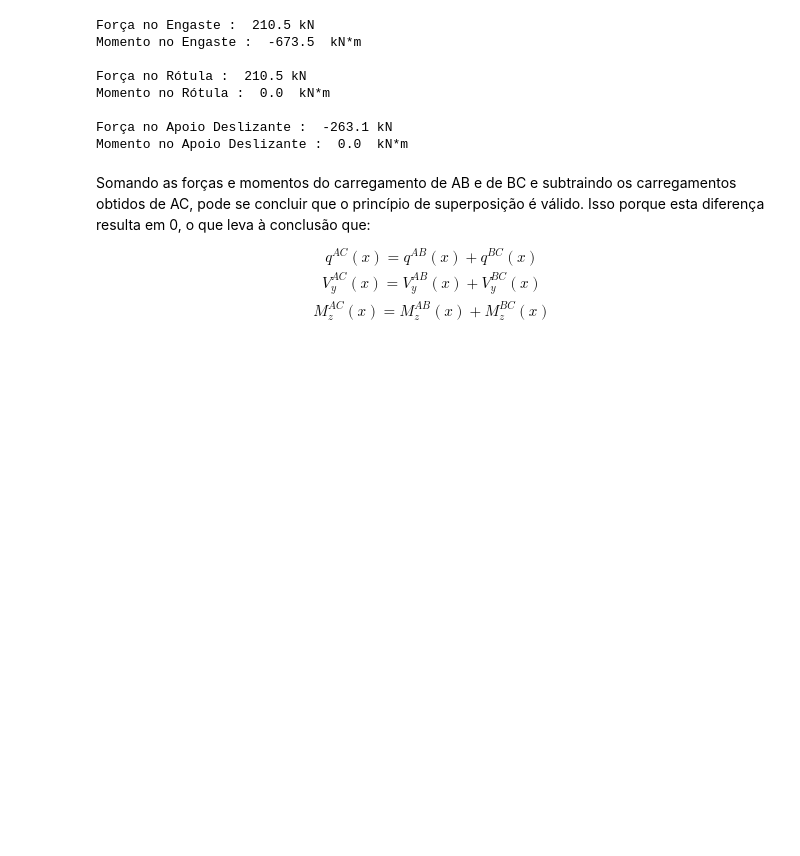
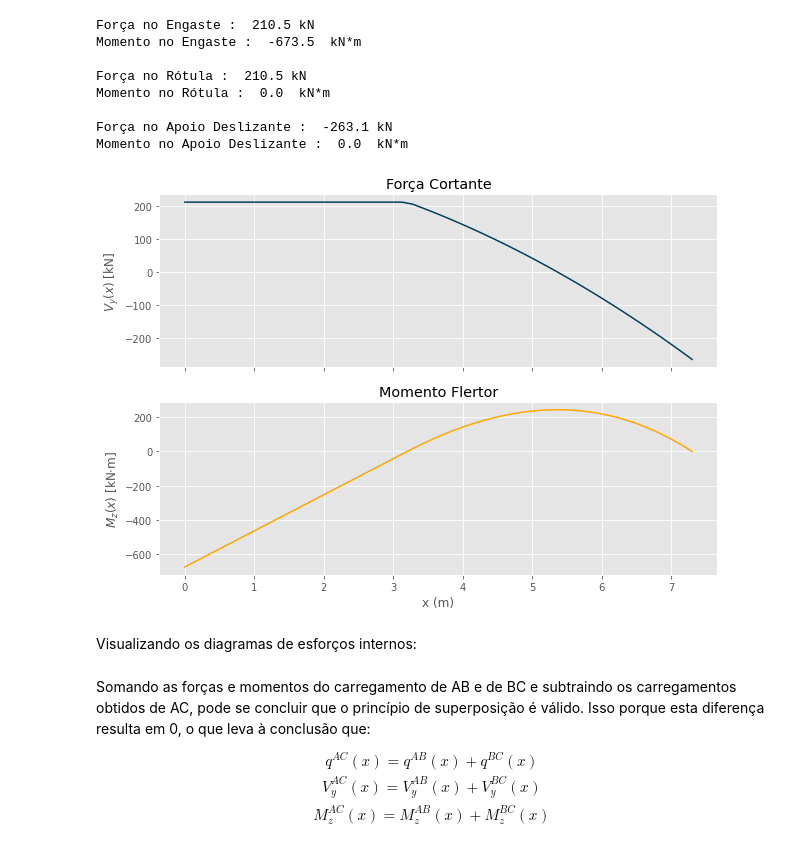
Before and after one commit to stevecwb/Resist-ncia-dos-Materiais, a Jupyter notebook: Primeira_Atividade_Computacional_(C1).ipynb, the cells around one changed output. Drawn from its saved outputs; the diff is of its cells as text; code cells hidden in the pictures; blank space fills up the shorter version.

```diff
--- a/Primeira_Atividade_Computacional_(C1).ipynb
+++ b/Primeira_Atividade_Computacional_(C1).ipynb
@@ -178,6 +208,36 @@ Momento no Rótula :  0.0  kN*m
 
 Força no Apoio Deslizante :  -263.1 kN
 Momento no Apoio Deslizante :  0.0  kN*m
+# %%
+x = np.array(np.linspace(0,a+b,50))
+
+Vy = np.empty(50)
+Mz = np.empty(50)
+for i in range(50):
+  k = forca_cortante_letraB_BC(x[i], q0, a ,b)
+  k1 = momento_cortante_letraB_BC(x[i], q0, a ,b)
+  Vy[i] = k
+  Mz[i] = k1
+
+#print(Vy)
+plt.style.use('ggplot')
+fig, axs = plt.subplots(2,figsize=(10,7))
+axs[0].plot(x, Vy, c='#003f5c')
+axs[0].set_title('Força Cortante')
+axs[0].set_ylabel('$V_y(x)$ [kN]')
+axs[1].plot(x, Mz, c='#ffa600')
+axs[1].set_title('Momento Flertor')
+axs[1].set_ylabel('$M_z(x)$ [kN$\cdot$m]')
+for ax in axs.flat:
+    ax.set(xlabel='x (m)')
+
+# Hide x labels and tick labels for top plots and y ticks for right plots.
+for ax in axs.flat:
+    ax.label_outer()
+# %% [output]
+[figure, added]
+# %% [markdown]
+Visualizando os diagramas de esforços internos:
 # %% [markdown]
 Somando as forças e momentos do carregamento de AB e de BC e subtraindo os carregamentos obtidos de AC, pode se concluir que o princípio de superposição é válido. Isso porque esta diferença resulta em 0, o que leva à conclusão que:
 $$\begin{gather*}
```
Also changed, not shown: parts of 2 cells of this notebook.
